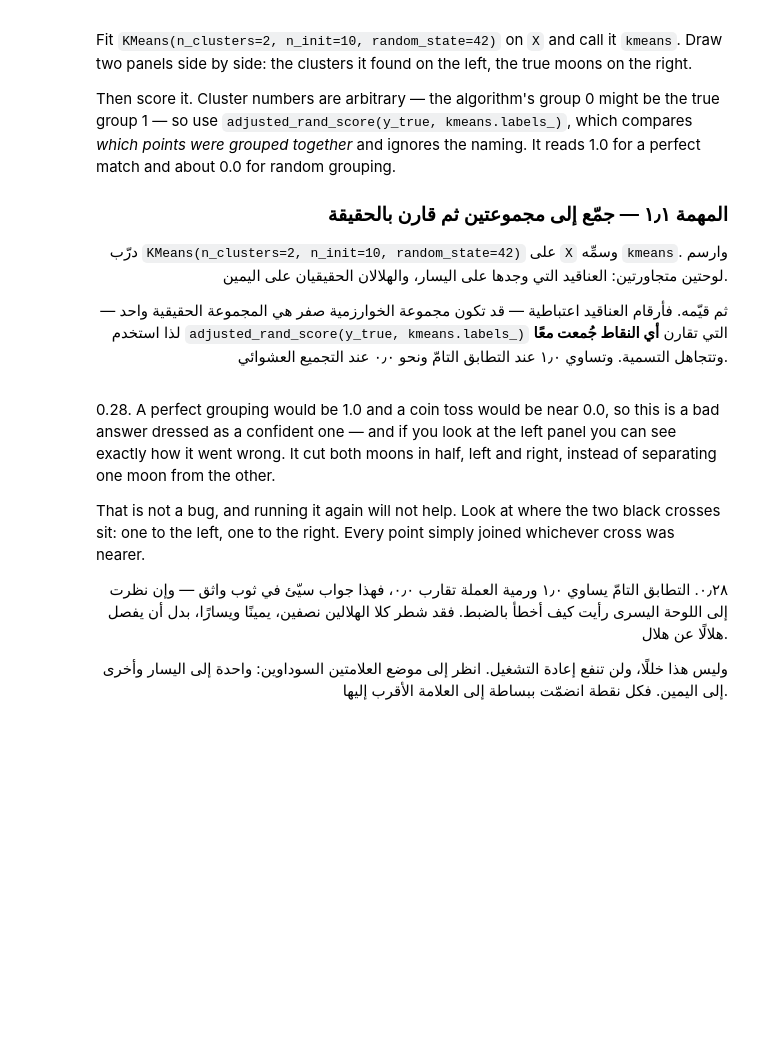
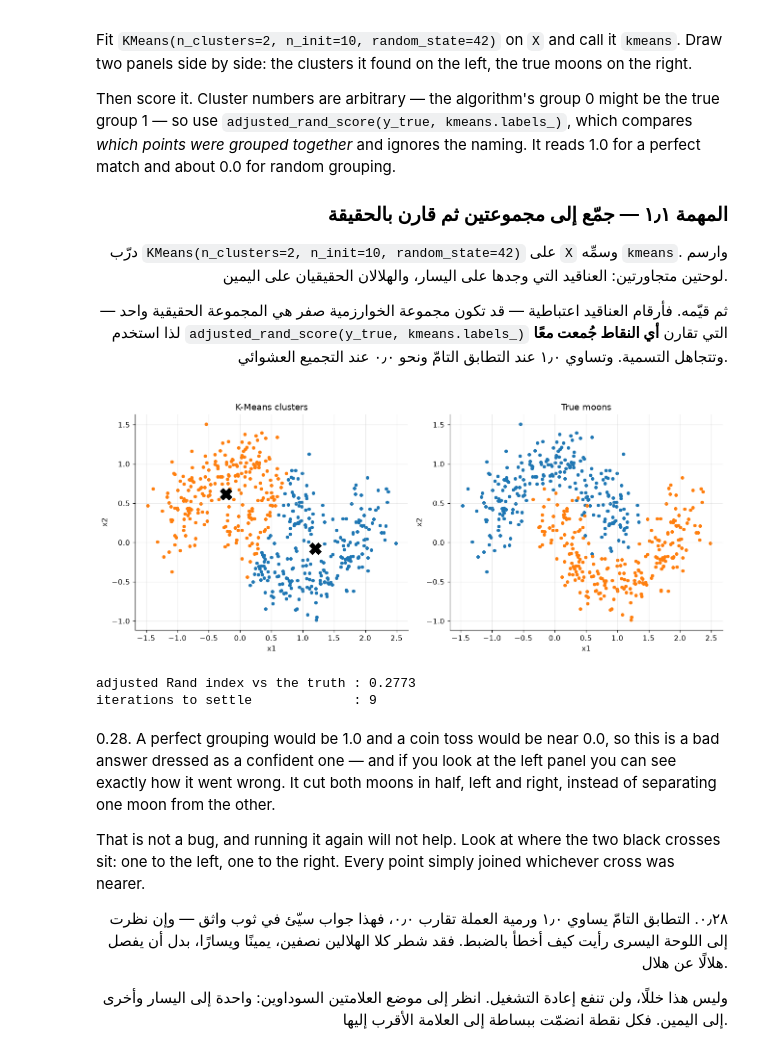
Before and after one commit to OMH-sa/AIEP_Olo_student, a Jupyter notebook: week_1_foundations/labs/D5_extra_kmeans/D5_extra_kmeans_blank.ipynb, the cells around one changed output. Cells and saved outputs as stored; diff of their text form; code cells hidden in the pictures; blank space fills up the shorter version.

```diff
--- a/week_1_foundations/labs/D5_extra_kmeans/D5_extra_kmeans_blank.ipynb
+++ b/week_1_foundations/labs/D5_extra_kmeans/D5_extra_kmeans_blank.ipynb
@@ -209,29 +225,47 @@ and ignores the naming. It reads 1.0 for a perfect match and about 0.0 for rando
 # %%
 # ────────────────────────────────────────────────────────────────────
 # 1) KMeans is imported for you. n_init=10 means "try 10 starts and keep the best" —
 #    leave it in, or your result changes every run.
 # 2) After fitting, the answers are in kmeans.labels_ and the centres in
 #    kmeans.cluster_centers_.
 # 3) plt.subplots(1, 2, figsize=(12, 5)) gives you `axes`; call plot_clusters on each,
 #    passing centres= only on the left one.
 # 4) Store the score as `ari_moons`. The sanity check reads it.
 # Search: "sklearn KMeans labels_ cluster_centers_ adjusted_rand_score"
 # https://scikit-learn.org/stable/modules/generated/sklearn.cluster.KMeans.html
 #
 # ١) الصنف KMeans مستورد لك. والوسيط n_init=10 يعني «جرّب عشر بدايات واحتفظ بأفضلها» —
 #    أبقِه، وإلا تغيّرت نتيجتك في كل تشغيل.
 # ٢) بعد التدريب تجد الإجابات في kmeans.labels_ والمراكز في
 #    kmeans.cluster_centers_.
 # ٣) السطر plt.subplots(1, 2, figsize=(12, 5)) يعطيك `axes`؛ استدعِ plot_clusters لكلٍّ منهما،
 #    ومرّر centres= في اليسرى فقط.
 # ٤) خزّن النتيجة باسم `ari_moons`. فالفحص يقرؤها.
 # ابحث عن: "sklearn KMeans labels_ cluster_centers_ adjusted_rand_score"
 # ────────────────────────────────────────────────────────────────────
 
+# 1) درّب KMeans بـ k=2
+kmeans = KMeans(n_clusters=2, n_init=10, random_state=42)
+kmeans.fit(X)
+
+# 2) ارسم لوحتين جنب بعض
+fig, axes = plt.subplots(1, 2, figsize=(12, 5))
+plot_clusters(axes[0], X, kmeans.labels_, "K-Means clusters", centres=kmeans.cluster_centers_)
+plot_clusters(axes[1], X, y_true, "True moons")
+plt.tight_layout()
+plt.show()
+
+# 3) قيّم النتيجة
+ari_moons = adjusted_rand_score(y_true, kmeans.labels_)
+
 # TODO: Fit KMeans with k=2, plot its clusters beside the true moons, and score it with adjusted_rand_score into `ari_moons`.
 # مهمة: درّب KMeans بـk=2، وارسم عناقيدها بجوار الهلالين الحقيقيين، وقيّمها بـ adjusted_rand_score في `ari_moons`.
 print(f"adjusted Rand index vs the truth : {ari_moons:.4f}")
 print(f"iterations to settle             : {kmeans.n_iter_}")
+# %% [output]
+[figure, added]
+adjusted Rand index vs the truth : 0.2773
+iterations to settle             : 9
 # %% [markdown]
 0.28. A perfect grouping would be 1.0 and a coin toss would be near 0.0, so this is a bad answer
 dressed as a confident one — and if you look at the left panel you can see exactly how it went wrong.
```
Also changed, not shown: parts of 7 cells of this notebook, 1 other file.
